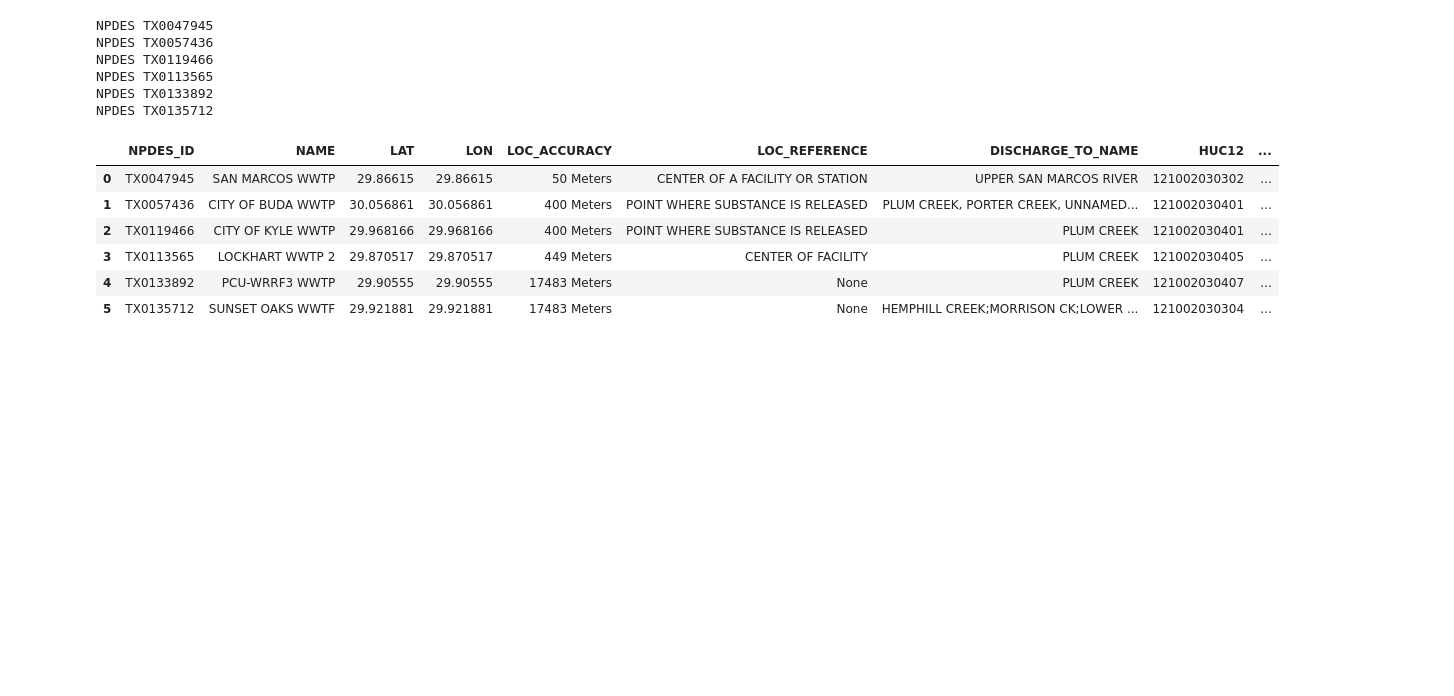
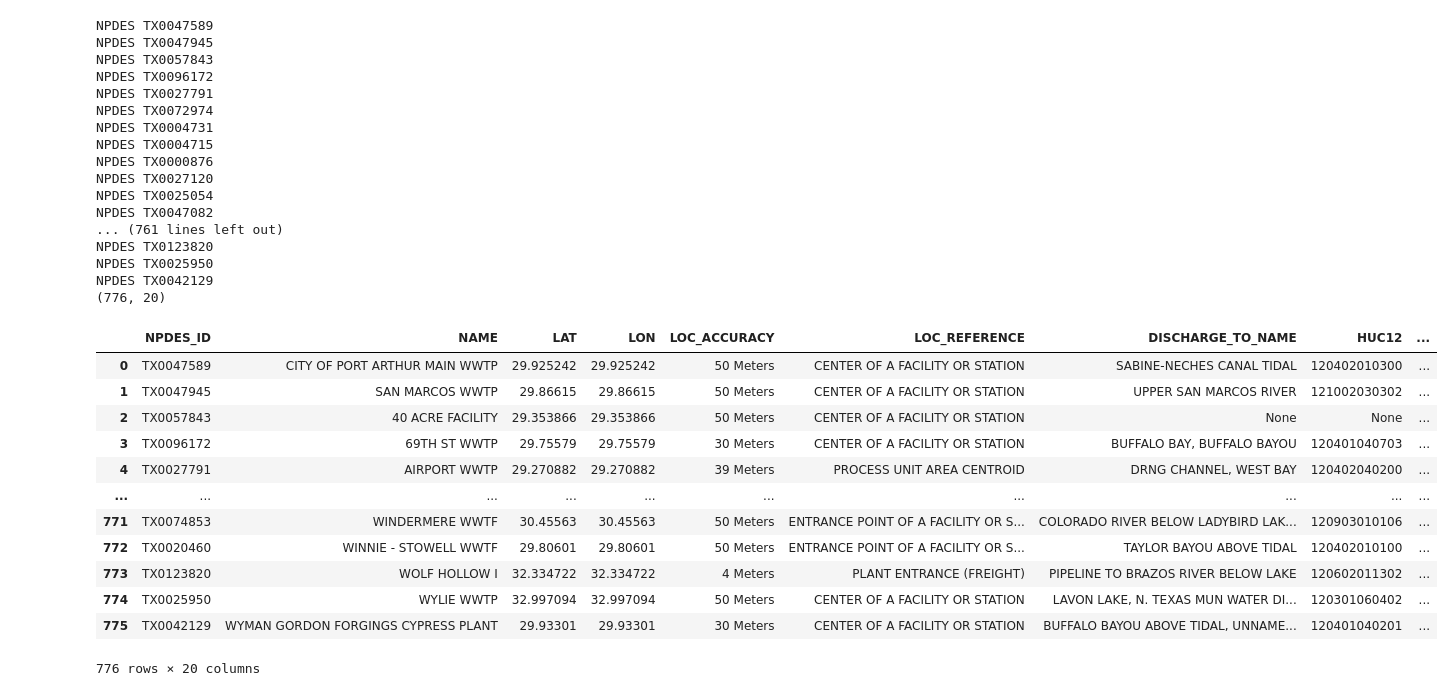
Before and after one commit to konradhafen/effluent-discharge, a Jupyter notebook: notebooks/build-dataset.ipynb, the cells around one changed output. Drawn from its saved outputs; the diff is of its cells as text; code cells hidden in the pictures; blank space fills up the shorter version.

Commit message:
built sites table and effluent table

```diff
--- a/notebooks/build-dataset.ipynb
+++ b/notebooks/build-dataset.ipynb
@@ -9,5 +9,8 @@ sys.path.append(os.path.abspath("../scripts"))
 import utils
 # %%
 huc8 = 12100203
+huc6 = 121002
+huc4 = 1210
+huc2 = 12
 start_date = '01/01/2023'
 end_date =  '12/31/2026'
@@ -17,17 +17,35 @@ data['Results']['AssessedWaters']['AssessmentUnits'][0]["State"]
 # %%
-df = utils.build_facilities_table(huc8)
+df = utils.build_facilities_table(huc2)
+print(df.shape)
 df
 # %% [output]
+NPDES TX0047589
 NPDES TX0047945
-NPDES TX0057436
-NPDES TX0119466
-NPDES TX0113565
-NPDES TX0133892
-NPDES TX0135712
+NPDES TX0057843
+NPDES TX0096172
+NPDES TX0027791
+NPDES TX0072974
+NPDES TX0004731
+NPDES TX0004715
+NPDES TX0000876
+NPDES TX0027120
+NPDES TX0025054
+NPDES TX0047082
+... (761 lines left out)
+NPDES TX0123820
+NPDES TX0025950
+NPDES TX0042129
+(776, 20)
 |  | NPDES_ID | NAME | LAT | LON | LOC_ACCURACY | LOC_REFERENCE | DISCHARGE_TO_NAME | HUC12 | ... |
-| 0 | TX0047945 | SAN MARCOS WWTP | 29.86615 | 29.86615 | 50 Meters | CENTER OF A FACILITY OR STATION | UPPER SAN MARCOS RIVER | 121002030302 | ... |
-| 1 | TX0057436 | CITY OF BUDA WWTP | 30.056861 | 30.056861 | 400 Meters | POINT WHERE SUBSTANCE IS RELEASED | PLUM CREEK, PORTER CREEK, UNNAMED... | 121002030401 | ... |
-| 2 | TX0119466 | CITY OF KYLE WWTP | 29.968166 | 29.968166 | 400 Meters | POINT WHERE SUBSTANCE IS RELEASED | PLUM CREEK | 121002030401 | ... |
-| 3 | TX0113565 | LOCKHART WWTP 2 | 29.870517 | 29.870517 | 449 Meters | CENTER OF FACILITY | PLUM CREEK | 121002030405 | ... |
-| 4 | TX0133892 | PCU-WRRF3 WWTP | 29.90555 | 29.90555 | 17483 Meters | None | PLUM CREEK | 121002030407 | ... |
-| 5 | TX0135712 | SUNSET OAKS WWTF | 29.921881 | 29.921881 | 17483 Meters | None | HEMPHILL CREEK;MORRISON CK;LOWER ... | 121002030304 | ... |
+| 0 | TX0047589 | CITY OF PORT ARTHUR MAIN WWTP | 29.925242 | 29.925242 | 50 Meters | CENTER OF A FACILITY OR STATION | SABINE-NECHES CANAL TIDAL | 120402010300 | ... |
+| 1 | TX0047945 | SAN MARCOS WWTP | 29.86615 | 29.86615 | 50 Meters | CENTER OF A FACILITY OR STATION | UPPER SAN MARCOS RIVER | 121002030302 | ... |
+| 2 | TX0057843 | 40 ACRE FACILITY | 29.353866 | 29.353866 | 50 Meters | CENTER OF A FACILITY OR STATION | None | None | ... |
+| 3 | TX0096172 | 69TH ST WWTP | 29.75579 | 29.75579 | 30 Meters | CENTER OF A FACILITY OR STATION | BUFFALO BAY, BUFFALO BAYOU | 120401040703 | ... |
+| 4 | TX0027791 | AIRPORT WWTP | 29.270882 | 29.270882 | 39 Meters | PROCESS UNIT AREA CENTROID | DRNG CHANNEL, WEST BAY | 120402040200 | ... |
+| ... | ... | ... | ... | ... | ... | ... | ... | ... | ... |
+| 771 | TX0074853 | WINDERMERE WWTF | 30.45563 | 30.45563 | 50 Meters | ENTRANCE POINT OF A FACILITY OR S... | COLORADO RIVER BELOW LADYBIRD LAK... | 120903010106 | ... |
+| 772 | TX0020460 | WINNIE - STOWELL WWTF | 29.80601 | 29.80601 | 50 Meters | ENTRANCE POINT OF A FACILITY OR S... | TAYLOR BAYOU ABOVE TIDAL | 120402010100 | ... |
+| 773 | TX0123820 | WOLF HOLLOW I | 32.334722 | 32.334722 | 4 Meters | PLANT ENTRANCE (FREIGHT) | PIPELINE TO BRAZOS RIVER BELOW LAKE | 120602011302 | ... |
+| 774 | TX0025950 | WYLIE WWTP | 32.997094 | 32.997094 | 50 Meters | CENTER OF A FACILITY OR STATION | LAVON LAKE, N. TEXAS MUN WATER DI... | 120301060402 | ... |
+| 775 | TX0042129 | WYMAN GORDON FORGINGS CYPRESS PLANT | 29.93301 | 29.93301 | 30 Meters | CENTER OF A FACILITY OR STATION | BUFFALO BAYOU ABOVE TIDAL, UNNAME... | 120401040201 | ... |
+776 rows × 20 columns
```
Also changed, not shown: parts of 3 cells of this notebook, 3 other files.
